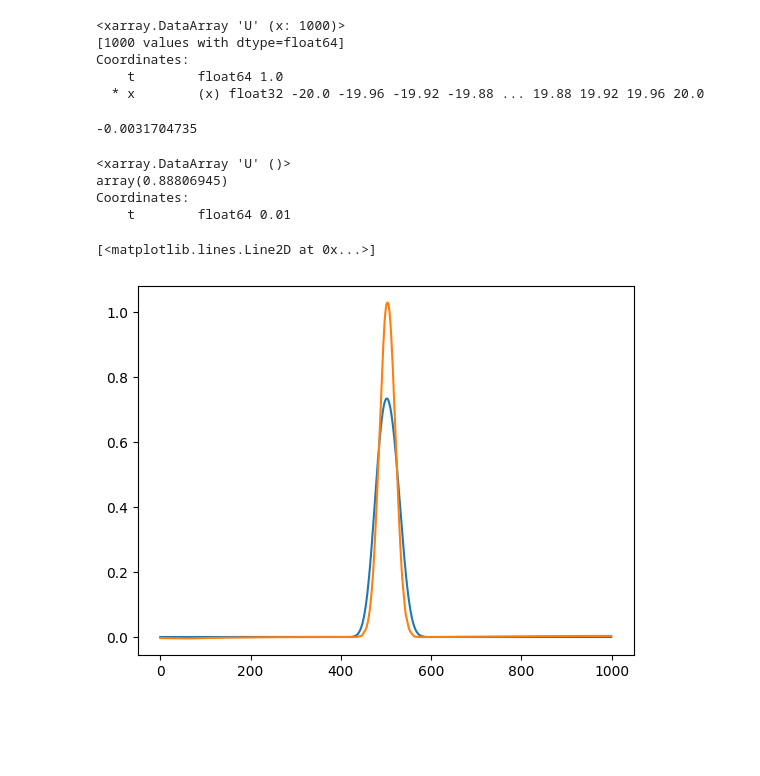
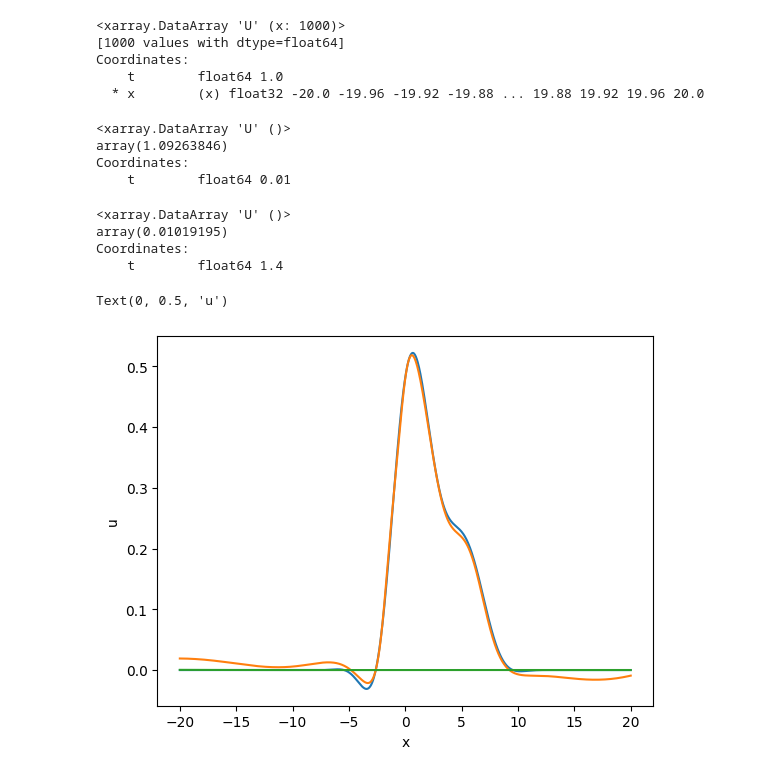
Before and after one commit to Fastaxx/equation-ednn, a Jupyter notebook: ednn_solver/GL_equation/post-process.ipynb, the cells around one changed output. Drawn from its saved outputs; the diff is of its cells as text; code cells hidden in the pictures; blank space fills up the shorter version.

```diff
--- a/ednn_solver/GL_equation/post-process.ipynb
+++ b/ednn_solver/GL_equation/post-process.ipynb
@@ -188,7 +204,7 @@ Text(0, 0.5, 't')
 # %%
 import xarray as xr
 # %%
-ds_disk = xr.open_dataset("./plot/result/finite_diff/saved_on_disk.nc")
+ds_disk = xr.open_dataset("./plot/result/finite_diff_sansx2/diff_sansx2_saved.nc")
 # %%
 data = ds_disk.copy()
 # %%
@@ -199,12 +215,8 @@ data['U'][100]
 Coordinates:
     t        float64 1.0
   * x        (x) float32 -20.0 -19.96 -19.92 -19.88 ... 19.88 19.92 19.96 20.0
-# %%
-u = np.load(u_list[10],allow_pickle=True)
-u[0]
-# %% [output]
--0.0031704735
 # %%
+# RMSE temporelle
 s=0
 for i in range(1,len(u_list)):
     u_ednn = np.load(u_list[i],allow_pickle=True)
@@ -216,12 +228,37 @@ for i in range(1,len(u_list)):
 print(s)
 # %% [output]
 <xarray.DataArray 'U' ()>
-array(0.88806945)
+array(1.09263846)
 Coordinates:
     t        float64 0.01
-# %%
-plt.plot(data['U'][10])
-plt.plot(u)
-# %% [output]
-[<matplotlib.lines.Line2D at 0x...>]
-[figure, removed]
+# %%
+# RMSE à 1 étape
+iteration = 140
+u_ednn = np.load(u_list[iteration],allow_pickle=True)
+u_fd = data['U'][iteration]
+err = np.square(u_fd-u_ednn)
+mean=np.mean(err)
+rmse = np.sqrt(mean)
+rmse
+# %% [output]
+<xarray.DataArray 'U' ()>
+array(0.01019195)
+Coordinates:
+    t        float64 1.4
+# %%
+fig = plt.figure()
+ax = plt.axes()
+# Make data.
+
+# Plot the surface.
+ax.plot(X,u_fd)
+ax.plot(X,u_ednn)
+ax.plot(X,err)
+
+# Add a color bar which maps values to colors.
+fig.colorbar(surf, shrink=0.5, aspect=5)
+ax.set_xlabel('x')
+ax.set_ylabel('u')
+# %% [output]
+Text(0, 0.5, 'u')
+[figure, added]
```
Also changed, not shown: parts of 10 cells of this notebook, 15 other files.
